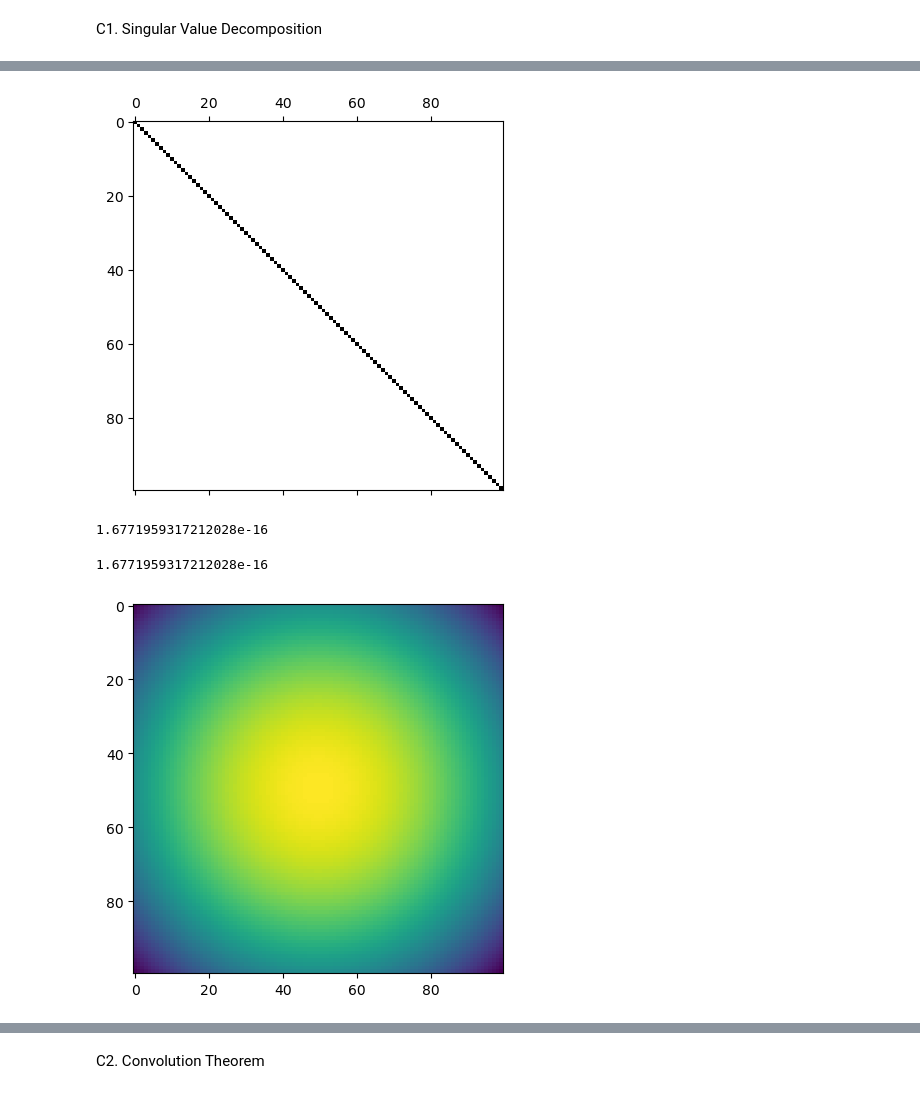
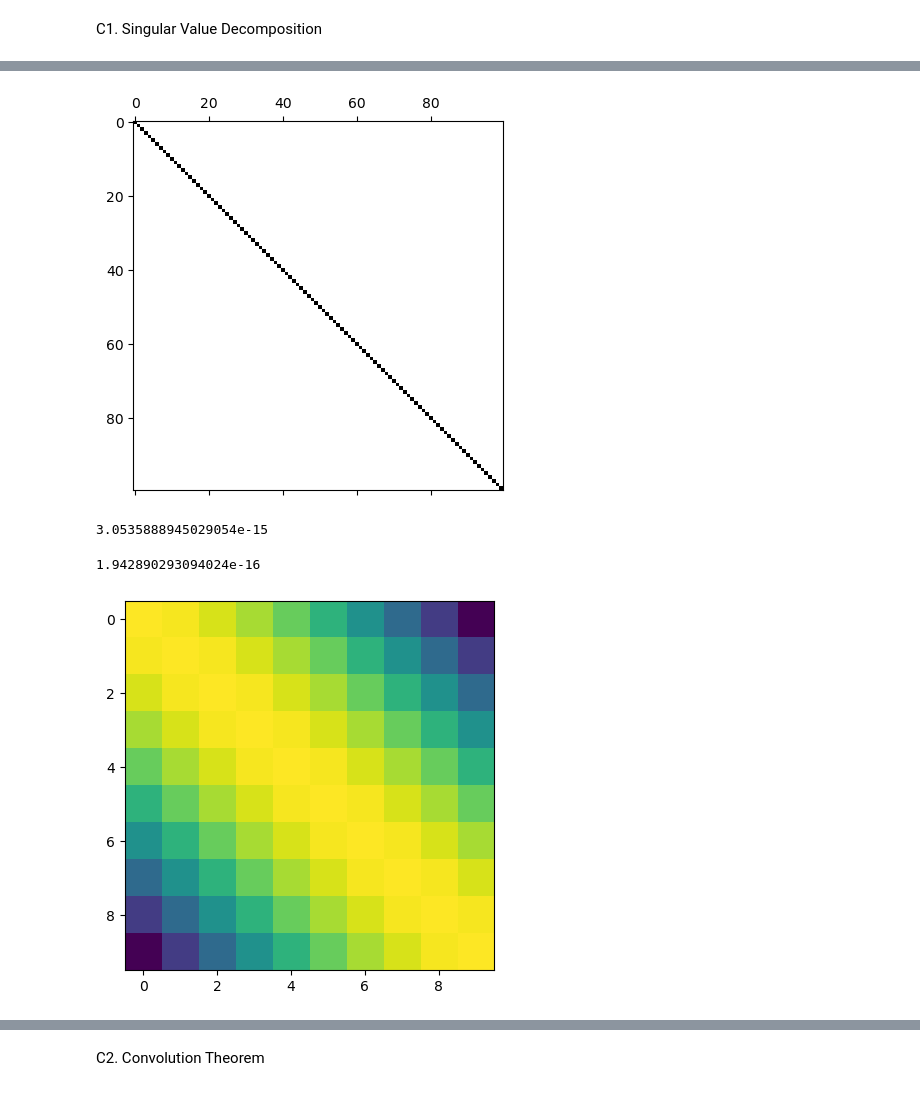
Before and after one commit to asalline/ITIP, a Jupyter notebook: computational2.ipynb, the cells around one changed output, grey strips where cells are left out. Cells and saved outputs as stored; diff of their text form; code cells hidden in the pictures.

```diff
--- a/computational2.ipynb
+++ b/computational2.ipynb
@@ -35,10 +35,14 @@ plt.show()
 
 def gaussian_2D (sigma, delta_n, n, m):
 
-    x_n = -1 + (n-1)*delta_n
-    x_m = -1 + (m-1)*delta_n
+    gaussian = np.zeros([n,m])
+    for k in range(n):
+        for j in range(m):
 
-    gaussian = (delta_n / (np.sqrt(2*np.pi)*sigma)) * np.exp(-((x_n - x_m)**2 / (2 * sigma**2)))
+            x_n = -1 + (k-1)*delta_n
+            x_m = -1 + (j-1)*delta_n
+
+            gaussian[k,j] = (delta_n / (np.sqrt(2*np.pi)*sigma)) * np.exp(-((x_n - x_m)**2 / (2 * sigma**2)))
 
     return gaussian
 
@@ -49,7 +53,7 @@ def create_A (n, gaussian):
     return A
 
 A = create_A(n, gaussian_kernel)
-
+A = gaussian_2D(sigma, delta_n, n, m=n)
 # print(A)
 plt.figure()
 plt.imshow(A)
@@ -70,26 +74,27 @@ A_reco = np.dot(U, np.dot(W_matrix, V))
 print(np.linalg.norm(A_reco - A))
 # %% [output]
 [figure]
-1.6771959317212028e-16
+3.0535888945029054e-15
 # %%
 # e)
 
-n = 100
+n = 10
 grid2 = np.linspace(-1,1,n)
 delta_n2 = 2 / (n-1)
-gaussian_kernel2 = gaussian_1D(mean, sigma, delta_n, grid2)
-A2 = create_A(n, gaussian_kernel2)
+A2 = gaussian_2D(sigma, delta_n, n, m=n)
+# A2 = create_A(n, gaussian_kernel2)
+
 
 [U2, W2, V2] = np.linalg.svd(A2)
 W2_matrix = np.diag(W2)
 hmm = np.dot(U2, np.dot(W2_matrix, V2))
 print(np.linalg.norm(hmm - A2))
 plt.figure()
 plt.imshow(A2)
 plt.show()
 # %% [output]
-1.6771959317212028e-16
+1.942890293094024e-16
-[figure, old version]
+[figure, new version]
 # %%
 # f)
 
```
Also changed, not shown: parts of 6 cells of this notebook.
